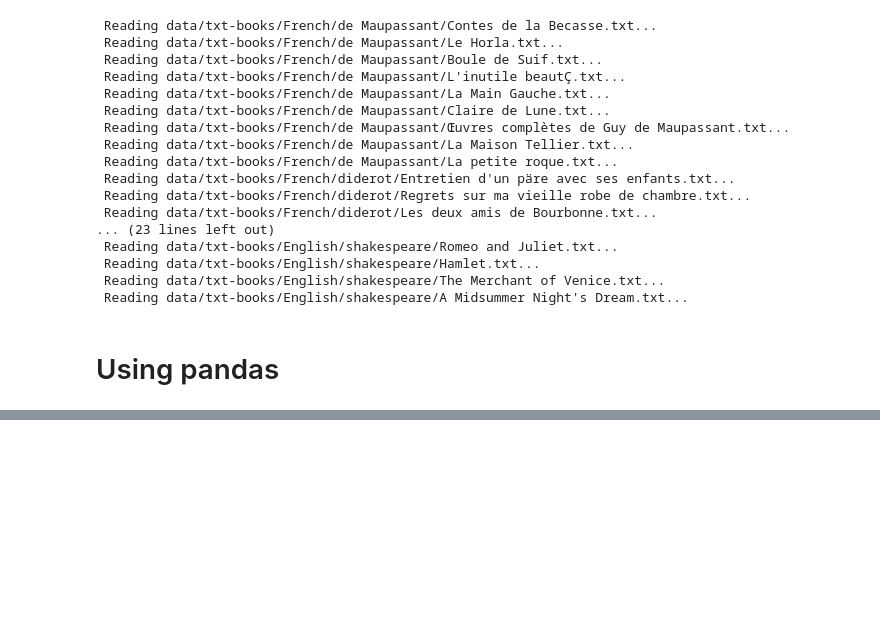
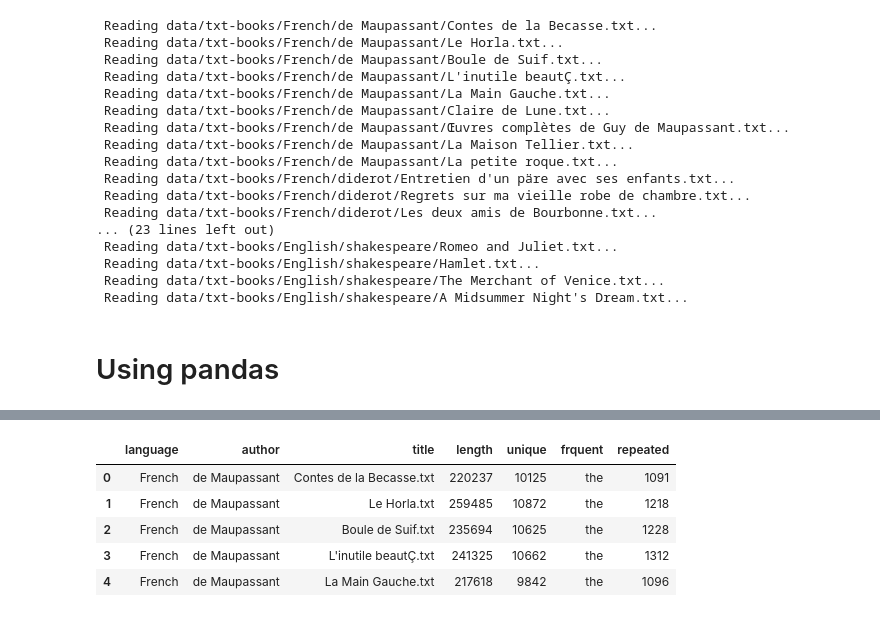
Before and after one commit to mohamedyosef101/harvardx-python-for-research, a Jupyter notebook: Language Processing/main.ipynb, the cells around one changed output, grey strips where cells are left out. Drawn from its saved outputs; the diff is of its cells as text; code cells hidden in the pictures; blank space fills up the shorter version.

```diff
--- a/Language Processing/main.ipynb
+++ b/Language Processing/main.ipynb
@@ -231,3 +229,17 @@ for language in os.listdir(books_dir):
  Reading data/txt-books/English/shakespeare/A Midsummer Night's Dream.txt...
 # %% [markdown]
 # Using pandas
+# %%
+import pandas as pd
+stats =  pd.DataFrame(columns=("language", "author", "title",
+                               "length", "unique", "frquent", "repeated"))
+idx_row = 0
+for language in os.listdir(books_dir):
+  for author in os.listdir(books_dir + "/" + language):
+    for title in os.listdir(books_dir + "/" + language + "/" + author):
+      inputfile = books_dir + "/" + language + "/" + author + "/" + title
+      print(f" Reading {inputfile}...")
+      book = read_book(inputfile)
+      num_unique, most_freq, rep_times = word_stats(count_words(book))
+      stats.loc[idx_row] = language, author, title, len(book), num_unique, most_freq.replace("\ufeff", ""), rep_times
+      idx_row += 1
@@ -233,0 +264,9 @@ for language in os.listdir(books_dir):
+# %%
+stats.head()
+# %% [output]
+|  | language | author | title | length | unique | frquent | repeated |
+| 0 | French | de Maupassant | Contes de la Becasse.txt | 220237 | 10125 | the | 1091 |
+| 1 | French | de Maupassant | Le Horla.txt | 259485 | 10872 | the | 1218 |
+| 2 | French | de Maupassant | Boule de Suif.txt | 235694 | 10625 | the | 1228 |
+| 3 | French | de Maupassant | L'inutile beautÇ.txt | 241325 | 10662 | the | 1312 |
+| 4 | French | de Maupassant | La Main Gauche.txt | 217618 | 9842 | the | 1096 |
```
Also changed, not shown: parts of 2 cells of this notebook.
